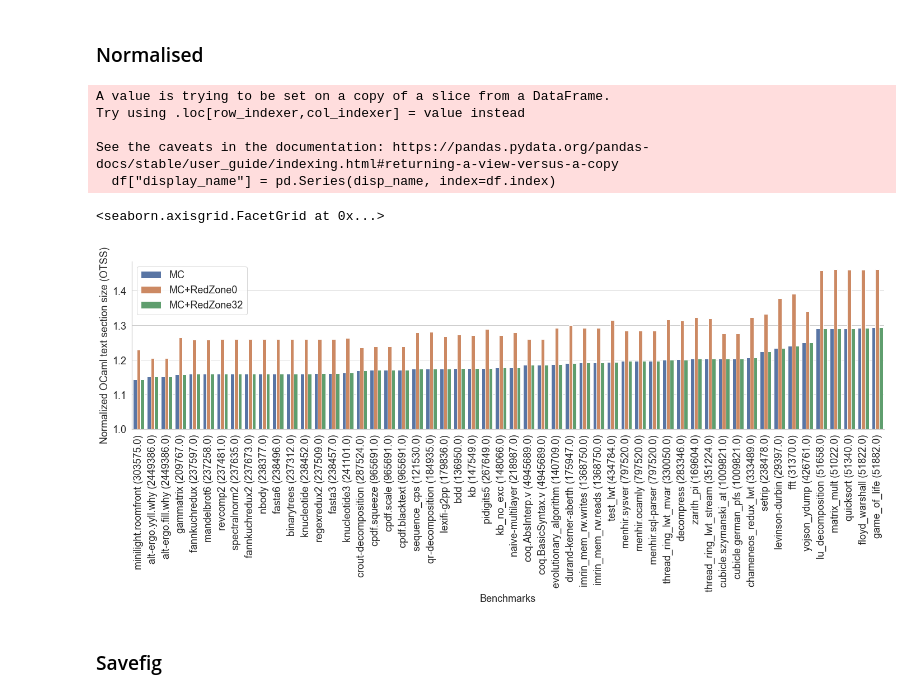
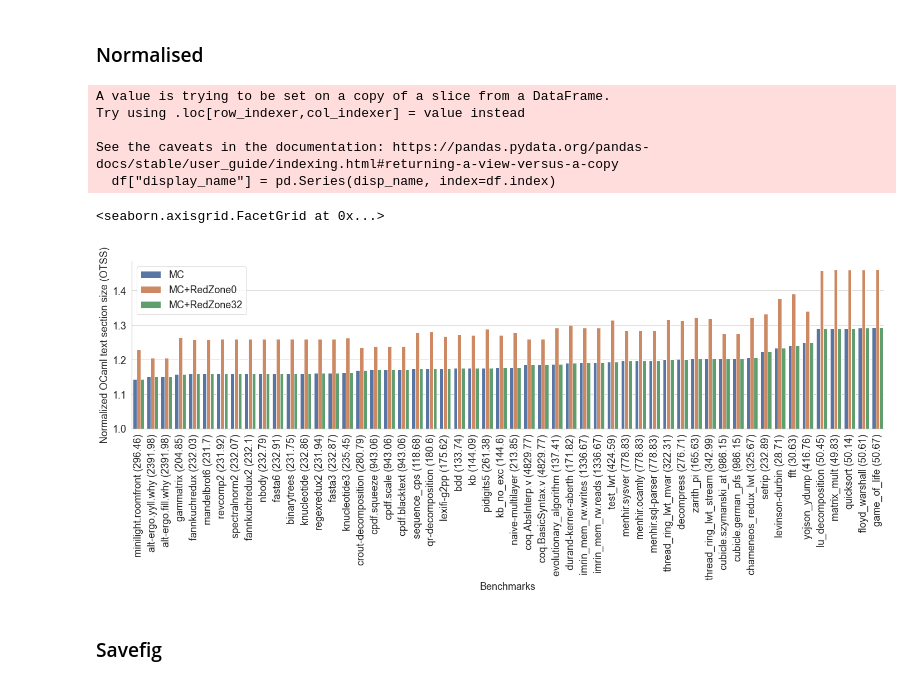
Before and after one commit to prismlab/retro-concurrency, a Jupyter notebook: sandmark-notebook/sequential.ipynb, the cells around one changed output. Drawn from its saved outputs; the diff is of its cells as text; code cells hidden in the pictures.

```diff
--- a/sandmark-notebook/sequential.ipynb
+++ b/sandmark-notebook/sequential.ipynb
@@ -259,15 +259,15 @@ def create_column(df, variant, metric):
 #     print(name_metric)
     return name_metric
 
-def add_display_name(df,variant, metric):
+def add_display_name(df,variant, metric,scale):
     name_metric = create_column(pd.DataFrame.copy(df), variant, metric)
 #     print(name_metric)
-    disp_name = [remapName(name)+" ("+str(round(name_metric[name], 2))+")" for name in df["name"]]
+    disp_name = [remapName(name)+" ("+str(round(name_metric[name]/scale, 2))+")" for name in df["name"]]
     df["display_name"] = pd.Series(disp_name, index=df.index)
     return df
 
-def normalise(df,variant,topic,additionalTopics=[]):
-    df = add_display_name(df,variant,topic)
+def normalise(df,variant,topic,additionalTopics=[],scale=1):
+    df = add_display_name(df,variant,topic,scale)
     df = df.sort_values(["name","variant"])
     grouped = df.filter(items=['name',topic,'variant','display_name']+additionalTopics).groupby('variant')
     ndata_frames = []
@@ -287,8 +287,12 @@ def plot_normalised(df,variant,topic,hueord=[]):
     df = pd.DataFrame.copy(df)
     df.sort_values(by=[topic],inplace=True)
     df[topic] = df[topic] - 1
-    g = sns.catplot (x="display_name", y=topic, hue='variant', data = df, kind ='bar',
-                     aspect=4, bottom=1,hue_order=hueord)
+    if len(hueord) == 0:
+        g = sns.catplot (x="display_name", y=topic, hue='variant', data = df, kind ='bar',
+                         aspect=4, bottom=1)
+    else:
+        g = sns.catplot (x="display_name", y=topic, hue='variant', data = df, kind ='bar',
+                         aspect=4, bottom=1,hue_order=hueord)
     g.set_xticklabels(rotation=90,fontsize=18)
     g.ax.legend(loc=8)
     g._legend.remove()
@@ -471,21 +475,21 @@ g.set_xticklabels(rotation=90)
 # %% [markdown]
 ### Normalised
 # %%
-ndf = normalise(df,baseline,'codesize')
+ndf = normalise(df,baseline,'codesize',scale=1024)
 g = plot_normalised(ndf,baseline,'ncodesize',hueord=["MC","MC+RedZone0","MC+RedZone32"])
 g.ax.legend(loc=2,fontsize=18)
 g.ax.tick_params(axis='y',labelsize=18)
 g.ax.set_xlabel("Benchmarks",fontsize=18)
 g.ax.set_ylabel("Normalized OCaml text section size (OTSS)",fontsize=18)
 g
 # %% [output]
 A value is trying to be set on a copy of a slice from a DataFrame.
 Try using .loc[row_indexer,col_indexer] = value instead
 
 See the caveats in the documentation: https://pandas.pydata.org/pandas-docs/stable/user_guide/indexing.html#returning-a-view-versus-a-copy
   df["display_name"] = pd.Series(disp_name, index=df.index)
 <seaborn.axisgrid.FacetGrid at 0x...>
-[figure, old version]
+[figure, new version]
 # %% [markdown]
 ### Savefig
 # %%
```
Also changed, not shown: parts of 6 cells of this notebook, 3 other files.
